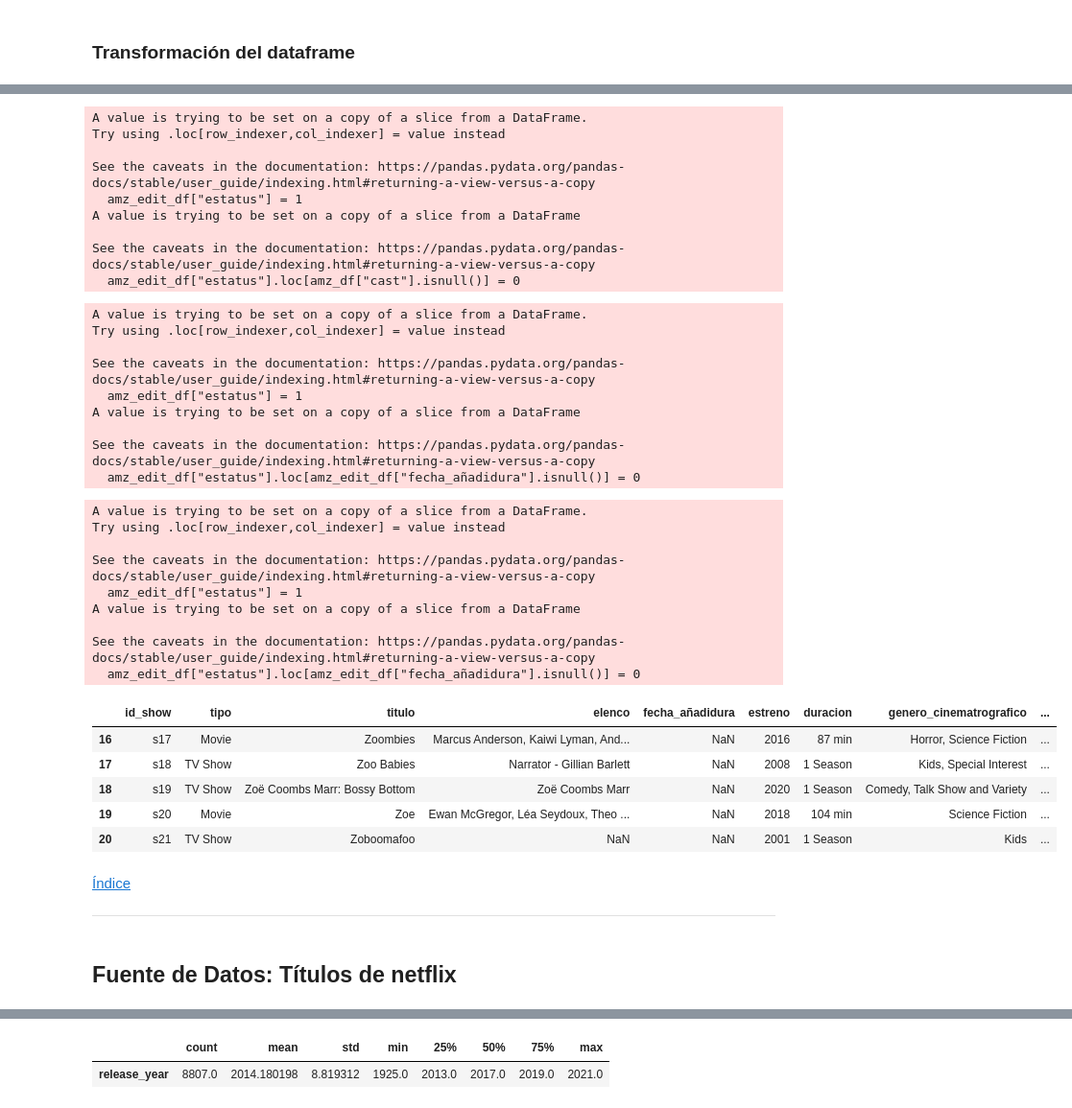
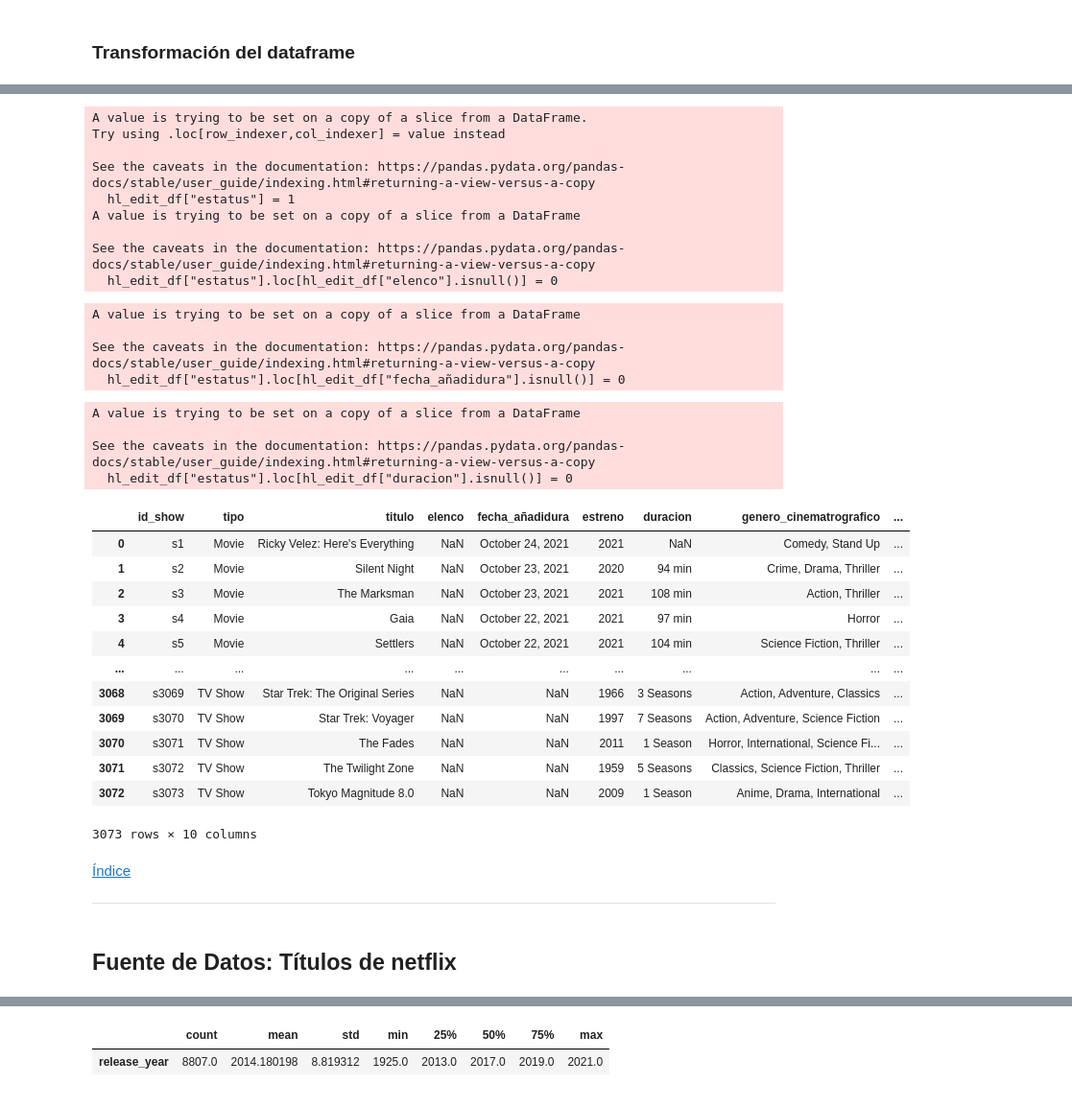
Before and after one commit to JoseSalas98/streaming_catalog_api, a Jupyter notebook: notebooks/eda.ipynb, the cells around one changed output, grey strips where cells are left out. Shown at 96% size. Cells and saved outputs as stored; diff of their text form; code cells hidden in the pictures.

```diff
--- a/notebooks/eda.ipynb
+++ b/notebooks/eda.ipynb
@@ -868,6 +877,7 @@ columns = [
             "title",
             "cast",
             "date_added",
+            "release_year",
             "duration",
             "listed_in"
             ]
@@ -1009,54 +1015,49 @@ A value is trying to be set on a copy of a slice from a DataFrame.
 Try using .loc[row_indexer,col_indexer] = value instead
 
 See the caveats in the documentation: https://pandas.pydata.org/pandas-docs/stable/user_guide/indexing.html#returning-a-view-versus-a-copy
-  amz_edit_df["estatus"] = 1
+  hl_edit_df["estatus"] = 1
 A value is trying to be set on a copy of a slice from a DataFrame
 
 See the caveats in the documentation: https://pandas.pydata.org/pandas-docs/stable/user_guide/indexing.html#returning-a-view-versus-a-copy
-  amz_edit_df["estatus"].loc[amz_df["cast"].isnull()] = 0
+  hl_edit_df["estatus"].loc[hl_edit_df["elenco"].isnull()] = 0
 # %%
 #Dar de baja lógica a los datos nulos
-hl_edit_df["estatus"] = 1
 hl_edit_df["estatus"].loc[hl_edit_df["fecha_añadidura"].isnull()] = 0
 # %% [output]
-A value is trying to be set on a copy of a slice from a DataFrame.
-Try using .loc[row_indexer,col_indexer] = value instead
-
-See the caveats in the documentation: https://pandas.pydata.org/pandas-docs/stable/user_guide/indexing.html#returning-a-view-versus-a-copy
-  amz_edit_df["estatus"] = 1
 A value is trying to be set on a copy of a slice from a DataFrame
 
 See the caveats in the documentation: https://pandas.pydata.org/pandas-docs/stable/user_guide/indexing.html#returning-a-view-versus-a-copy
-  amz_edit_df["estatus"].loc[amz_edit_df["fecha_añadidura"].isnull()] = 0
+  hl_edit_df["estatus"].loc[hl_edit_df["fecha_añadidura"].isnull()] = 0
 # %%
 #Dar de baja lógica a los datos nulos
-hl_edit_df["estatus"] = 1
-hl_edit_df["estatus"].loc[hl_edit_df["duration"].isnull()] = 0
+hl_edit_df["estatus"].loc[hl_edit_df["duracion"].isnull()] = 0
 # %% [output]
-A value is trying to be set on a copy of a slice from a DataFrame.
-Try using .loc[row_indexer,col_indexer] = value instead
-
-See the caveats in the documentation: https://pandas.pydata.org/pandas-docs/stable/user_guide/indexing.html#returning-a-view-versus-a-copy
-  amz_edit_df["estatus"] = 1
 A value is trying to be set on a copy of a slice from a DataFrame
 
 See the caveats in the documentation: https://pandas.pydata.org/pandas-docs/stable/user_guide/indexing.html#returning-a-view-versus-a-copy
-  amz_edit_df["estatus"].loc[amz_edit_df["fecha_añadidura"].isnull()] = 0
+  hl_edit_df["estatus"].loc[hl_edit_df["duracion"].isnull()] = 0
 # %%
-hl_edit_df.loc[hl_edit_df["estatus"] == 0].head()
+hl_edit_df.loc[hl_edit_df["estatus"] == 0]
 # %% [output]
 |  | id_show | tipo | titulo | elenco | fecha_añadidura | estreno | duracion | genero_cinematrografico | ... |
-| 16 | s17 | Movie | Zoombies | Marcus Anderson, Kaiwi Lyman, And... | NaN | 2016 | 87 min | Horror, Science Fiction | ... |
-| 17 | s18 | TV Show | Zoo Babies | Narrator - Gillian Barlett | NaN | 2008 | 1 Season | Kids, Special Interest | ... |
-| 18 | s19 | TV Show | Zoë Coombs Marr: Bossy Bottom | Zoë Coombs Marr | NaN | 2020 | 1 Season | Comedy, Talk Show and Variety | ... |
-| 19 | s20 | Movie | Zoe | Ewan McGregor, Léa Seydoux, Theo ... | NaN | 2018 | 104 min | Science Fiction | ... |
-| 20 | s21 | TV Show | Zoboomafoo | NaN | NaN | 2001 | 1 Season | Kids | ... |
+| 0 | s1 | Movie | Ricky Velez: Here's Everything | NaN | October 24, 2021 | 2021 | NaN | Comedy, Stand Up | ... |
+| 1 | s2 | Movie | Silent Night | NaN | October 23, 2021 | 2020 | 94 min | Crime, Drama, Thriller | ... |
+| 2 | s3 | Movie | The Marksman | NaN | October 23, 2021 | 2021 | 108 min | Action, Thriller | ... |
+| 3 | s4 | Movie | Gaia | NaN | October 22, 2021 | 2021 | 97 min | Horror | ... |
+| 4 | s5 | Movie | Settlers | NaN | October 22, 2021 | 2021 | 104 min | Science Fiction, Thriller | ... |
+| ... | ... | ... | ... | ... | ... | ... | ... | ... | ... |
+| 3068 | s3069 | TV Show | Star Trek: The Original Series | NaN | NaN | 1966 | 3 Seasons | Action, Adventure, Classics | ... |
+| 3069 | s3070 | TV Show | Star Trek: Voyager | NaN | NaN | 1997 | 7 Seasons | Action, Adventure, Science Fiction | ... |
+| 3070 | s3071 | TV Show | The Fades | NaN | NaN | 2011 | 1 Season | Horror, International, Science Fi... | ... |
+| 3071 | s3072 | TV Show | The Twilight Zone | NaN | NaN | 1959 | 5 Seasons | Classics, Science Fiction, Thriller | ... |
+| 3072 | s3073 | TV Show | Tokyo Magnitude 8.0 | NaN | NaN | 2009 | 1 Season | Anime, Drama, International | ... |
+3073 rows × 10 columns
 # %% [markdown]
 [ Índice </p> ](#id0)
 
 ---
 # %% [markdown]
-<div id='id7' > </div>
+<div id='id9' > </div>
 
 <body>
      <h2> <b> Fuente de Datos</b>: Títulos de netflix </h2>
```
Also changed, not shown: parts of 55 cells of this notebook.
